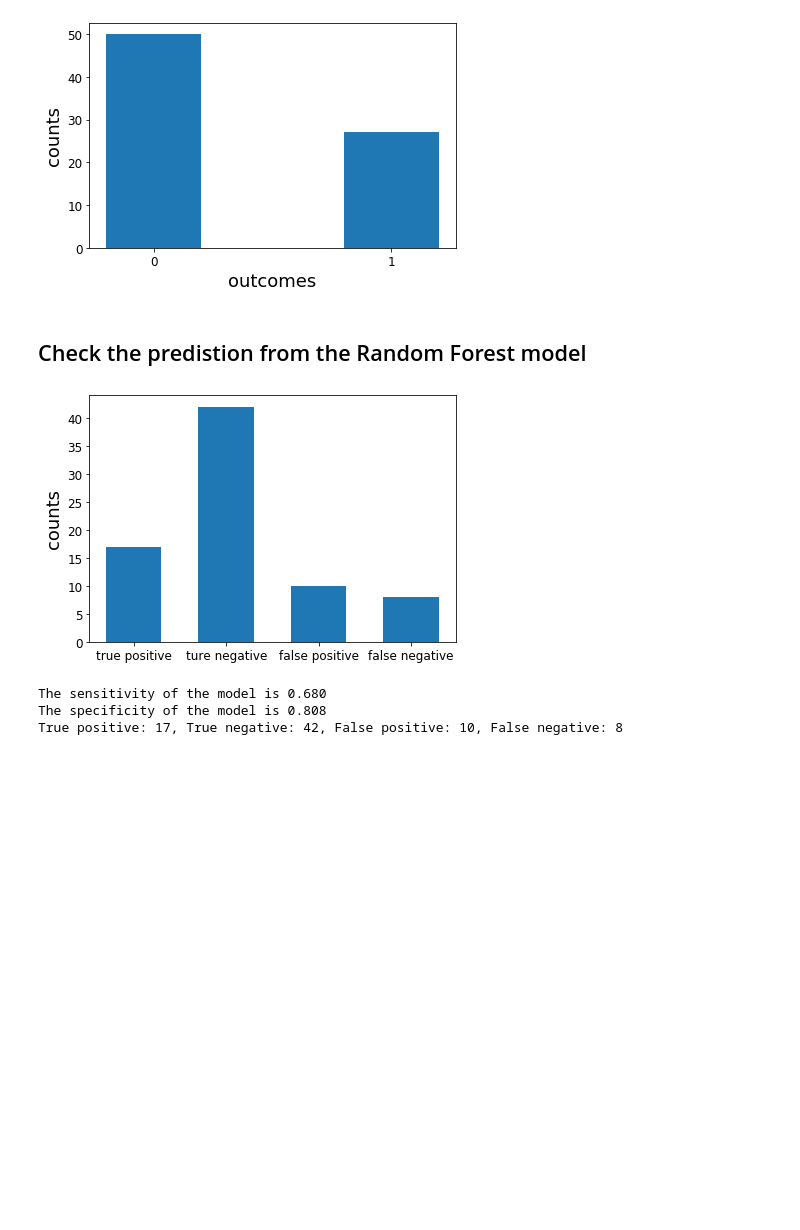
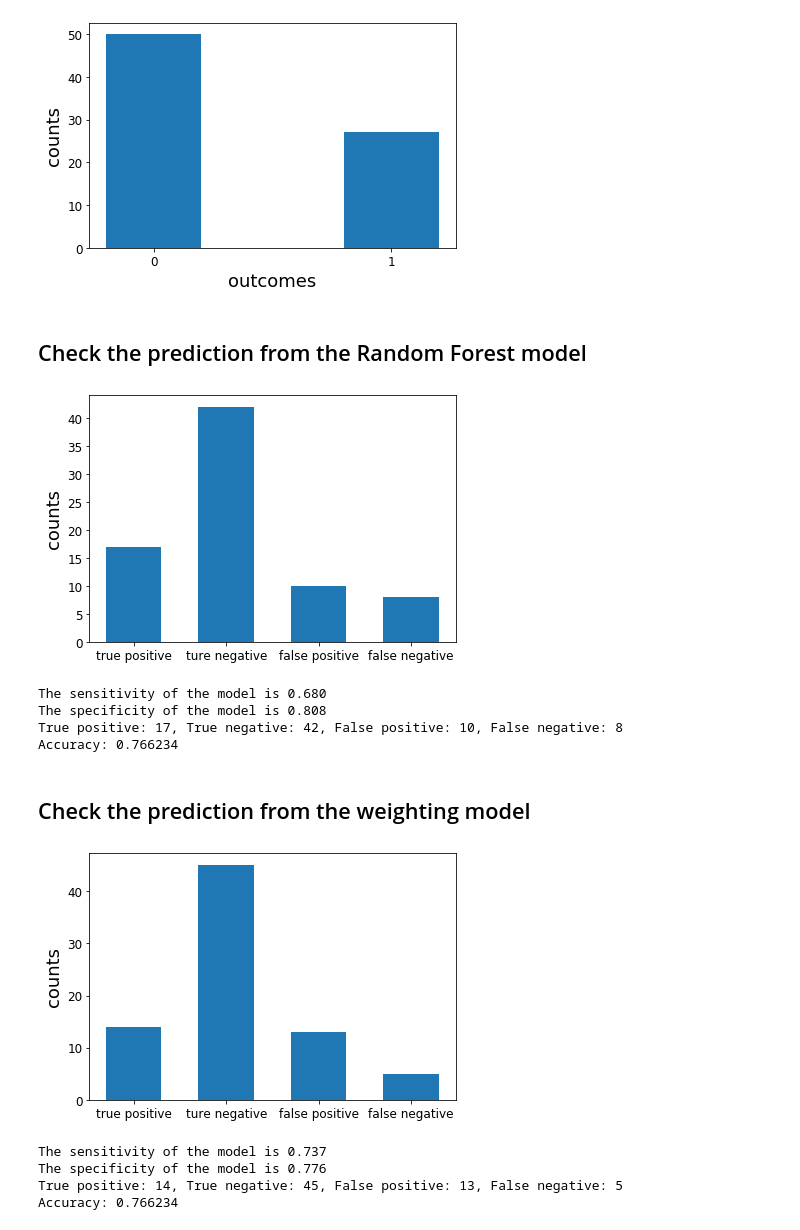
Before and after one commit to tian-xuan/Interdisplinary-computing-projrct, a Jupyter notebook: Verification/visualization.ipynb, the cells around one changed output. Cells and saved outputs as stored; diff of their text form; code cells hidden in the pictures; blank space fills up the shorter version.

Commit message:
update visualization

```diff
--- a/Verification/visualization.ipynb
+++ b/Verification/visualization.ipynb
@@ -24,15 +24,31 @@ The probability of true outcome is 0.351
 The probability of false outcome is 0.649
 [figure]
 # %% [markdown]
-## Check the predistion from the Random Forest model
+## Check the prediction from the Random Forest model
 # %%
 # import predicted data
 pre_data = np.loadtxt('../Random_forest/RandomForest_Prediction.txt')
 # determine the correctness of the prediction from the model
 classification,sensitivity,specificity = cm.Check_correctness(pre_data,ver_data,plot=True,figsize=[6,4])
 print('True positive: %d, True negative: %d, False positive: %d, False negative: %d'%(classification[0],classification[1],classification[2],classification[3]))
+print('Accuracy: %.6f'%((classification[0]+classification[1])/np.sum(classification)))
 # %% [output]
 [figure]
 The sensitivity of the model is 0.680
 The specificity of the model is 0.808
 True positive: 17, True negative: 42, False positive: 10, False negative: 8
+Accuracy: 0.766234
+# %% [markdown]
+## Check the prediction from the weighting model
+# %%
+# import predicted data
+pre_data = np.loadtxt('../Weighting/Prediction_weight.txt')
+classification,sensitivity,specificity = cm.Check_correctness(pre_data,ver_data,plot=True,figsize=[6,4])
+print('True positive: %d, True negative: %d, False positive: %d, False negative: %d'%(classification[0],classification[1],classification[2],classification[3]))
+print('Accuracy: %.6f'%((classification[0]+classification[1])/np.sum(classification)))
+# %% [output]
+[figure, added]
+The sensitivity of the model is 0.737
+The specificity of the model is 0.776
+True positive: 14, True negative: 45, False positive: 13, False negative: 5
+Accuracy: 0.766234
```
Also changed, not shown: parts of 2 cells of this notebook, 2 other files.
